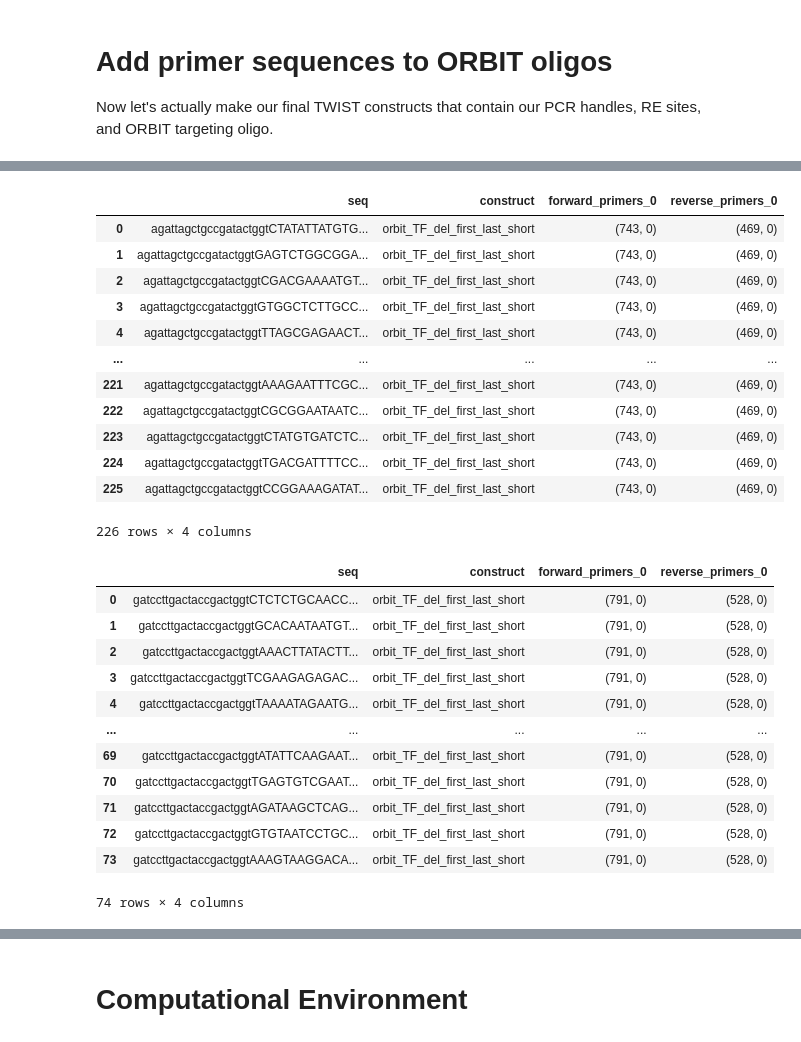
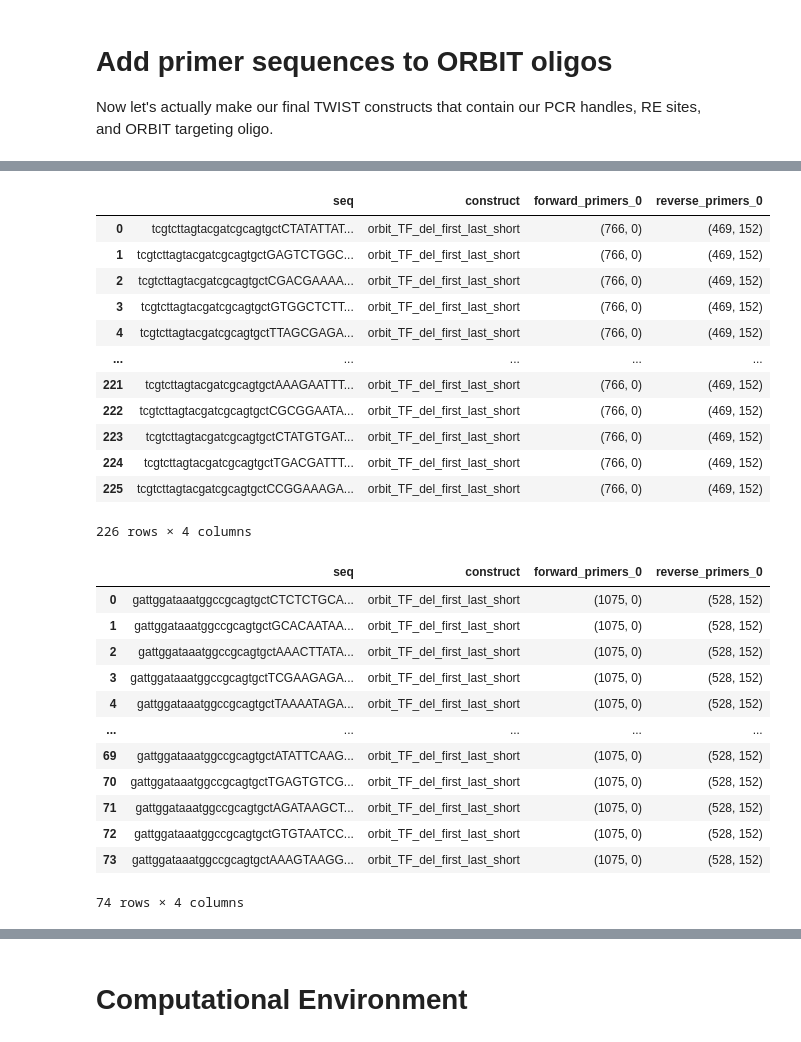
Before and after one commit to RPGroup-PBoC/Reg-Seq2, a Jupyter notebook: code/experimental_design/twist_order/orbit/twist_orbit_cloning_scheme.ipynb, the cells around one changed output, grey strips where cells are left out. Saved outputs shown, nothing was run; the diff lists cells and outputs as text; code cells hidden in the pictures.

```diff
--- a/code/experimental_design/twist_order/orbit/twist_orbit_cloning_scheme.ipynb
+++ b/code/experimental_design/twist_order/orbit/twist_orbit_cloning_scheme.ipynb
@@ -146,0 +120,4 @@ See the caveats in the documentation: https://pandas.pydata.org/pandas-docs/stab
+# %%
+df_fwd_BtsI = df_fwd.loc[df_fwd['fwd_seq'].str.endswith('GCAG', na = False)]
+
+df_fwd_BtsI
@@ -146,0 +136,4 @@ See the caveats in the documentation: https://pandas.pydata.org/pandas-docs/stab
+# %%
+df_fwd_BtsI['fwd_seq_full'] = df_fwd['fwd_seq'] + 'TGCT'
+
+df_fwd_BtsI
@@ -147,6 +153,6 @@ See the caveats in the documentation: https://pandas.pydata.org/pandas-docs/stab
 # %% [markdown]
 With that we can concatenate the fwd and reverse primer dataframes.
 # %%
-df_fwd_rev = pd.concat([df_fwd_BsrI.reset_index(drop = True), df_rev_DpnII[0:7].reset_index(drop = True)], axis = 1, sort = False)
+df_fwd_rev = pd.concat([df_fwd_BtsI.reset_index(drop = True), df_rev_DpnII[0:6].reset_index(drop = True)], axis = 1, sort = False)
 df_fwd_rev
 # %% [output]
@@ -161,7 +166,7 @@ df_fwd_rev
 # %% [markdown]
 And finally let's clean it up just to the sequences we will append to the beginning (`fwd_seq_t`) and end (`rev_seq_comp`) of the ORBIT oligos. In the future, we can return to this notebook to get the actual primer sequences we will use to amplify the ORBIT constructs.
 # %%
-df_fwd_rev = df_fwd_rev[['fwd_seq_t', 'rev_seq_comp', 'fwd_primer_name','rev_primer_name']]
+df_fwd_rev = df_fwd_rev[['fwd_seq_full', 'rev_seq_comp', 'fwd_primer_name','rev_primer_name']]
 
 df_fwd_rev
 # %% [output]
@@ -212,54 +220,54 @@ df_1_clean
 # %%
 ends_2 = df_fwd_rev.iloc[1,:].str.lower()
 
-df_2['seq'] = ends_2['fwd_seq_t'] + df_2['oligo'] + ends_2['rev_seq_comp']
+df_2['seq'] = ends_2['fwd_seq_full'] + df_2['oligo'] + ends_2['rev_seq_comp']
 
 df_2['construct'] = 'orbit_TF_del_first_last_short'
 
 df_2['forward_primers_0'] = [(int(ends_2['fwd_primer_name'].split('-')[1]), 0)] * len(df_2['construct'])
-df_2['reverse_primers_0'] = [(int(ends_2['rev_primer_name'].split('-')[1]), 0)] * len(df_2['construct'])
+df_2['reverse_primers_0'] = [(int(ends_2['rev_primer_name'].split('-')[1]), 152)] * len(df_2['construct'])
 
 df_2_clean = df_2[['seq','construct','forward_primers_0','reverse_primers_0']]
 df_2_clean
 # %% [output]
 |  | seq | construct | forward_primers_0 | reverse_primers_0 |
-| 0 | agattagctgccgatactggtCTATATTATGTG... | orbit_TF_del_first_last_short | (743, 0) | (469, 0) |
-| 1 | agattagctgccgatactggtGAGTCTGGCGGA... | orbit_TF_del_first_last_short | (743, 0) | (469, 0) |
-| 2 | agattagctgccgatactggtCGACGAAAATGT... | orbit_TF_del_first_last_short | (743, 0) | (469, 0) |
-| 3 | agattagctgccgatactggtGTGGCTCTTGCC... | orbit_TF_del_first_last_short | (743, 0) | (469, 0) |
-| 4 | agattagctgccgatactggtTTAGCGAGAACT... | orbit_TF_del_first_last_short | (743, 0) | (469, 0) |
+| 0 | tcgtcttagtacgatcgcagtgctCTATATTAT... | orbit_TF_del_first_last_short | (766, 0) | (469, 152) |
+| 1 | tcgtcttagtacgatcgcagtgctGAGTCTGGC... | orbit_TF_del_first_last_short | (766, 0) | (469, 152) |
+| 2 | tcgtcttagtacgatcgcagtgctCGACGAAAA... | orbit_TF_del_first_last_short | (766, 0) | (469, 152) |
+| 3 | tcgtcttagtacgatcgcagtgctGTGGCTCTT... | orbit_TF_del_first_last_short | (766, 0) | (469, 152) |
+| 4 | tcgtcttagtacgatcgcagtgctTTAGCGAGA... | orbit_TF_del_first_last_short | (766, 0) | (469, 152) |
 | ... | ... | ... | ... | ... |
-| 221 | agattagctgccgatactggtAAAGAATTTCGC... | orbit_TF_del_first_last_short | (743, 0) | (469, 0) |
-| 222 | agattagctgccgatactggtCGCGGAATAATC... | orbit_TF_del_first_last_short | (743, 0) | (469, 0) |
-| 223 | agattagctgccgatactggtCTATGTGATCTC... | orbit_TF_del_first_last_short | (743, 0) | (469, 0) |
-| 224 | agattagctgccgatactggtTGACGATTTTCC... | orbit_TF_del_first_last_short | (743, 0) | (469, 0) |
-| 225 | agattagctgccgatactggtCCGGAAAGATAT... | orbit_TF_del_first_last_short | (743, 0) | (469, 0) |
+| 221 | tcgtcttagtacgatcgcagtgctAAAGAATTT... | orbit_TF_del_first_last_short | (766, 0) | (469, 152) |
+| 222 | tcgtcttagtacgatcgcagtgctCGCGGAATA... | orbit_TF_del_first_last_short | (766, 0) | (469, 152) |
+| 223 | tcgtcttagtacgatcgcagtgctCTATGTGAT... | orbit_TF_del_first_last_short | (766, 0) | (469, 152) |
+| 224 | tcgtcttagtacgatcgcagtgctTGACGATTT... | orbit_TF_del_first_last_short | (766, 0) | (469, 152) |
+| 225 | tcgtcttagtacgatcgcagtgctCCGGAAAGA... | orbit_TF_del_first_last_short | (766, 0) | (469, 152) |
 226 rows × 4 columns
 # %%
 ends_3 = df_fwd_rev.iloc[2,:].str.lower()
 
-df_3['seq'] = ends_3['fwd_seq_t'] + df_3['oligo'] + ends_3['rev_seq_comp']
+df_3['seq'] = ends_3['fwd_seq_full'] + df_3['oligo'] + ends_3['rev_seq_comp']
 
 df_3['construct'] = 'orbit_TF_del_first_last_short'
 
 df_3['forward_primers_0'] = [(int(ends_3['fwd_primer_name'].split('-')[1]), 0)] * len(df_3['construct'])
-df_3['reverse_primers_0'] = [(int(ends_3['rev_primer_name'].split('-')[1]), 0)] * len(df_3['construct'])
+df_3['reverse_primers_0'] = [(int(ends_3['rev_primer_name'].split('-')[1]), 152)] * len(df_3['construct'])
 
 df_3_clean = df_3[['seq','construct','forward_primers_0','reverse_primers_0']]
 df_3_clean
 # %% [output]
 |  | seq | construct | forward_primers_0 | reverse_primers_0 |
-| 0 | gatccttgactaccgactggtCTCTCTGCAACC... | orbit_TF_del_first_last_short | (791, 0) | (528, 0) |
-| 1 | gatccttgactaccgactggtGCACAATAATGT... | orbit_TF_del_first_last_short | (791, 0) | (528, 0) |
-| 2 | gatccttgactaccgactggtAAACTTATACTT... | orbit_TF_del_first_last_short | (791, 0) | (528, 0) |
-| 3 | gatccttgactaccgactggtTCGAAGAGAGAC... | orbit_TF_del_first_last_short | (791, 0) | (528, 0) |
-| 4 | gatccttgactaccgactggtTAAAATAGAATG... | orbit_TF_del_first_last_short | (791, 0) | (528, 0) |
+| 0 | gattggataaatggccgcagtgctCTCTCTGCA... | orbit_TF_del_first_last_short | (1075, 0) | (528, 152) |
+| 1 | gattggataaatggccgcagtgctGCACAATAA... | orbit_TF_del_first_last_short | (1075, 0) | (528, 152) |
+| 2 | gattggataaatggccgcagtgctAAACTTATA... | orbit_TF_del_first_last_short | (1075, 0) | (528, 152) |
+| 3 | gattggataaatggccgcagtgctTCGAAGAGA... | orbit_TF_del_first_last_short | (1075, 0) | (528, 152) |
+| 4 | gattggataaatggccgcagtgctTAAAATAGA... | orbit_TF_del_first_last_short | (1075, 0) | (528, 152) |
 | ... | ... | ... | ... | ... |
-| 69 | gatccttgactaccgactggtATATTCAAGAAT... | orbit_TF_del_first_last_short | (791, 0) | (528, 0) |
-| 70 | gatccttgactaccgactggtTGAGTGTCGAAT... | orbit_TF_del_first_last_short | (791, 0) | (528, 0) |
-| 71 | gatccttgactaccgactggtAGATAAGCTCAG... | orbit_TF_del_first_last_short | (791, 0) | (528, 0) |
-| 72 | gatccttgactaccgactggtGTGTAATCCTGC... | orbit_TF_del_first_last_short | (791, 0) | (528, 0) |
-| 73 | gatccttgactaccgactggtAAAGTAAGGACA... | orbit_TF_del_first_last_short | (791, 0) | (528, 0) |
+| 69 | gattggataaatggccgcagtgctATATTCAAG... | orbit_TF_del_first_last_short | (1075, 0) | (528, 152) |
+| 70 | gattggataaatggccgcagtgctTGAGTGTCG... | orbit_TF_del_first_last_short | (1075, 0) | (528, 152) |
+| 71 | gattggataaatggccgcagtgctAGATAAGCT... | orbit_TF_del_first_last_short | (1075, 0) | (528, 152) |
+| 72 | gattggataaatggccgcagtgctGTGTAATCC... | orbit_TF_del_first_last_short | (1075, 0) | (528, 152) |
+| 73 | gattggataaatggccgcagtgctAAAGTAAGG... | orbit_TF_del_first_last_short | (1075, 0) | (528, 152) |
 74 rows × 4 columns
 # %%
 ends_4 = df_fwd_rev.iloc[3,:].str.lower()
```
Also changed, not shown: parts of 15 cells of this notebook, 7 other files.
